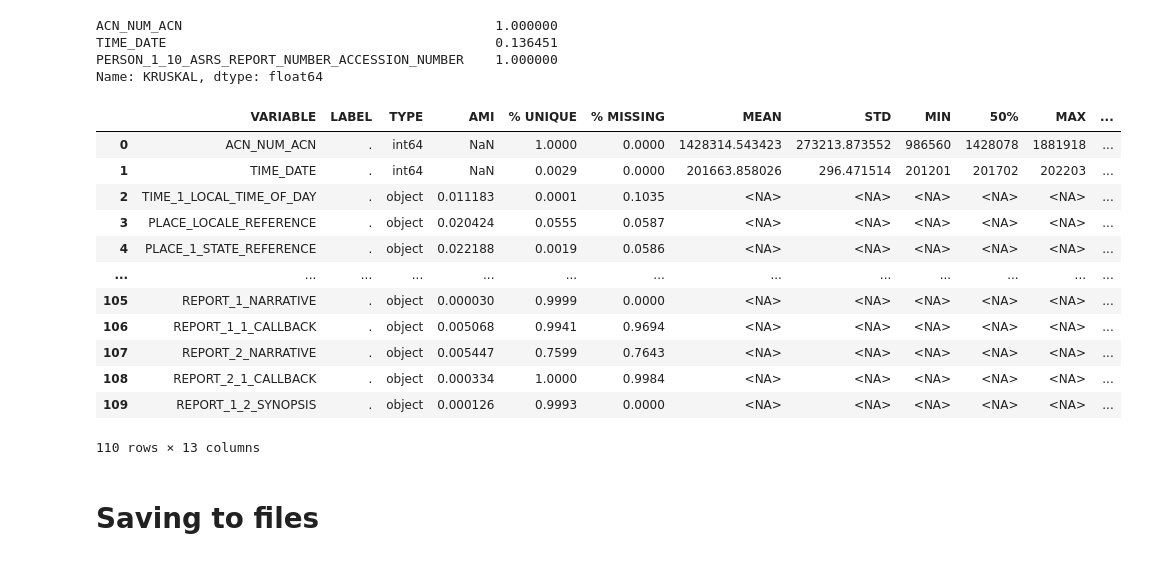
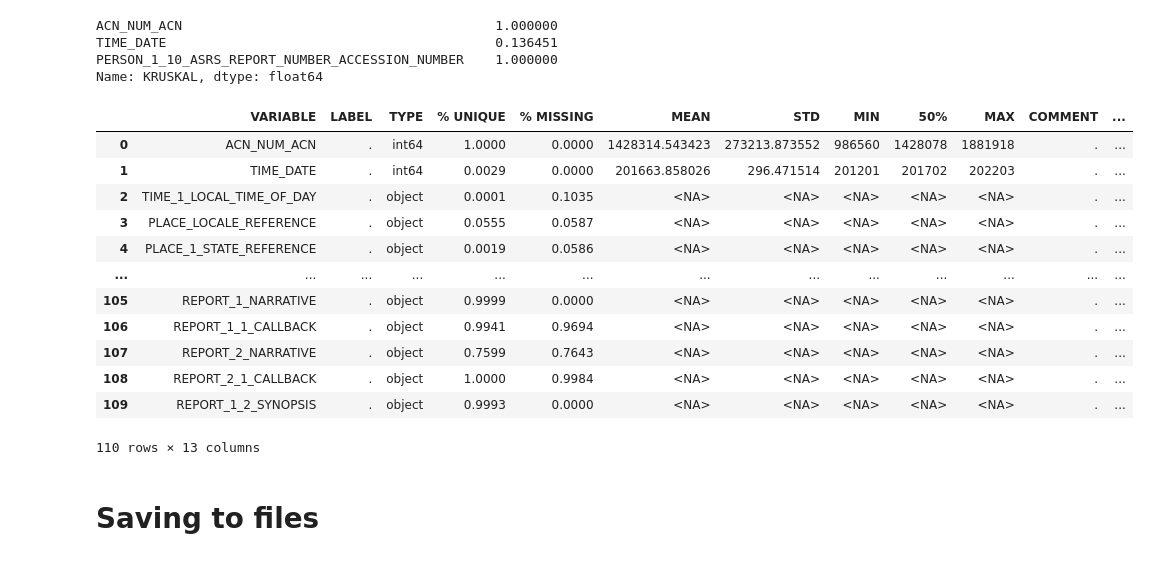
Before and after one commit to SimeonHristov99/AeroGuard, a Jupyter notebook: 01_Scripts/02_Univariate_analysis.ipynb, the cells around one changed output. Cells and saved outputs as stored; diff of their text form; code cells hidden in the pictures.

```diff
--- a/01_Scripts/02_Univariate_analysis.ipynb
+++ b/01_Scripts/02_Univariate_analysis.ipynb
@@ -107,9 +104,6 @@ plt.tight_layout()
 
 For each column in the dataframe, perform univariate analysis.
 # %%
-from sklearn.metrics import adjusted_mutual_info_score
-
-
 class DataAudit:
     def __init__(self):
         self.summary_sheet_name = 'Summary'
@@ -117,7 +111,7 @@ class DataAudit:
         self.df: pd.DataFrame = None
         self.data_audit_summary: pd.DataFrame = None
         self.feature_dfs: dict(str, pd.DataFrame) = {}
-        self.columns = ['Variable', 'Label', 'Type', 'AMI', '% Unique', '% Missing', 'mean', 'std', 'min', '50%', 'max', 'Comment']
+        self.columns = ['Variable', 'Label', 'Type', '% Unique', '% Missing', 'mean', 'std', 'min', '50%', 'max', 'Comment']
 
 
     def fit(self, df: pd.DataFrame, target_feature:pd.Series, selection_set: list[str]=None) -> None:
@@ -166,19 +160,6 @@ class DataAudit:
             flag_frequencies['% Total'] = flag_frequencies['% Total'].map(lambda value: round(value, 4))
             flag_frequencies = flag_frequencies.fillna('NA')
             self.feature_dfs[feature[:self._feature_name_limit]] = flag_frequencies
-
-        # Univariate analysis for categorical features
-        print(f'Performing univariate analysis for categorical features ...')
-        self.data_audit_summary['AMI'] = pd.NA
-        self.data_audit_summary['AMI'] = (
-            self.data_audit_summary.loc[self.data_audit_summary['Type'] == 'object', 'Variable']
-            .map(lambda feature:
-                adjusted_mutual_info_score(
-                    pd.factorize(self.df[feature].values)[0],
-                    target_feature
-                )
-            )
-        )
 
         # Reorder the columns
         self.data_audit_summary = self.data_audit_summary[self.columns]
@@ -266,0 +261,4 @@ Performing univariate analysis for categorical features ...
+# %%
+numeric_features = df_train[selection_set].select_dtypes('object').columns
+amis = calculate_ami(df_train, numeric_features, df_train['EVENT_RISK'])
+amis
@@ -274,21 +285,21 @@ TIME_DATE                                          0.136451
 PERSON_1_10_ASRS_REPORT_NUMBER_ACCESSION_NUMBER    1.000000
 Name: KRUSKAL, dtype: float64
 # %%
-data_audit_train.extend_summary([kruskal_pvalues])
+data_audit_train.extend_summary([amis, kruskal_pvalues])
 data_audit_train.view_summary()
 # %% [output]
-|  | VARIABLE | LABEL | TYPE | AMI | % UNIQUE | % MISSING | MEAN | STD | MIN | 50% | MAX | ... |
-| 0 | ACN_NUM_ACN | . | int64 | NaN | 1.0000 | 0.0000 | 1428314.543423 | 273213.873552 | 986560 | 1428078 | 1881918 | ... |
-| 1 | TIME_DATE | . | int64 | NaN | 0.0029 | 0.0000 | 201663.858026 | 296.471514 | 201201 | 201702 | 202203 | ... |
-| 2 | TIME_1_LOCAL_TIME_OF_DAY | . | object | 0.011183 | 0.0001 | 0.1035 | <NA> | <NA> | <NA> | <NA> | <NA> | ... |
-| 3 | PLACE_LOCALE_REFERENCE | . | object | 0.020424 | 0.0555 | 0.0587 | <NA> | <NA> | <NA> | <NA> | <NA> | ... |
-| 4 | PLACE_1_STATE_REFERENCE | . | object | 0.022188 | 0.0019 | 0.0586 | <NA> | <NA> | <NA> | <NA> | <NA> | ... |
+|  | VARIABLE | LABEL | TYPE | % UNIQUE | % MISSING | MEAN | STD | MIN | 50% | MAX | COMMENT | ... |
+| 0 | ACN_NUM_ACN | . | int64 | 1.0000 | 0.0000 | 1428314.543423 | 273213.873552 | 986560 | 1428078 | 1881918 | . | ... |
+| 1 | TIME_DATE | . | int64 | 0.0029 | 0.0000 | 201663.858026 | 296.471514 | 201201 | 201702 | 202203 | . | ... |
+| 2 | TIME_1_LOCAL_TIME_OF_DAY | . | object | 0.0001 | 0.1035 | <NA> | <NA> | <NA> | <NA> | <NA> | . | ... |
+| 3 | PLACE_LOCALE_REFERENCE | . | object | 0.0555 | 0.0587 | <NA> | <NA> | <NA> | <NA> | <NA> | . | ... |
+| 4 | PLACE_1_STATE_REFERENCE | . | object | 0.0019 | 0.0586 | <NA> | <NA> | <NA> | <NA> | <NA> | . | ... |
 | ... | ... | ... | ... | ... | ... | ... | ... | ... | ... | ... | ... | ... |
-| 105 | REPORT_1_NARRATIVE | . | object | 0.000030 | 0.9999 | 0.0000 | <NA> | <NA> | <NA> | <NA> | <NA> | ... |
-| 106 | REPORT_1_1_CALLBACK | . | object | 0.005068 | 0.9941 | 0.9694 | <NA> | <NA> | <NA> | <NA> | <NA> | ... |
-| 107 | REPORT_2_NARRATIVE | . | object | 0.005447 | 0.7599 | 0.7643 | <NA> | <NA> | <NA> | <NA> | <NA> | ... |
-| 108 | REPORT_2_1_CALLBACK | . | object | 0.000334 | 1.0000 | 0.9984 | <NA> | <NA> | <NA> | <NA> | <NA> | ... |
-| 109 | REPORT_1_2_SYNOPSIS | . | object | 0.000126 | 0.9993 | 0.0000 | <NA> | <NA> | <NA> | <NA> | <NA> | ... |
+| 105 | REPORT_1_NARRATIVE | . | object | 0.9999 | 0.0000 | <NA> | <NA> | <NA> | <NA> | <NA> | . | ... |
+| 106 | REPORT_1_1_CALLBACK | . | object | 0.9941 | 0.9694 | <NA> | <NA> | <NA> | <NA> | <NA> | . | ... |
+| 107 | REPORT_2_NARRATIVE | . | object | 0.7599 | 0.7643 | <NA> | <NA> | <NA> | <NA> | <NA> | . | ... |
+| 108 | REPORT_2_1_CALLBACK | . | object | 1.0000 | 0.9984 | <NA> | <NA> | <NA> | <NA> | <NA> | . | ... |
+| 109 | REPORT_1_2_SYNOPSIS | . | object | 0.9993 | 0.0000 | <NA> | <NA> | <NA> | <NA> | <NA> | . | ... |
 110 rows × 13 columns
 # %% [markdown]
 # Saving to files
```
Also changed, not shown: parts of 6 cells of this notebook, 3 other files.
